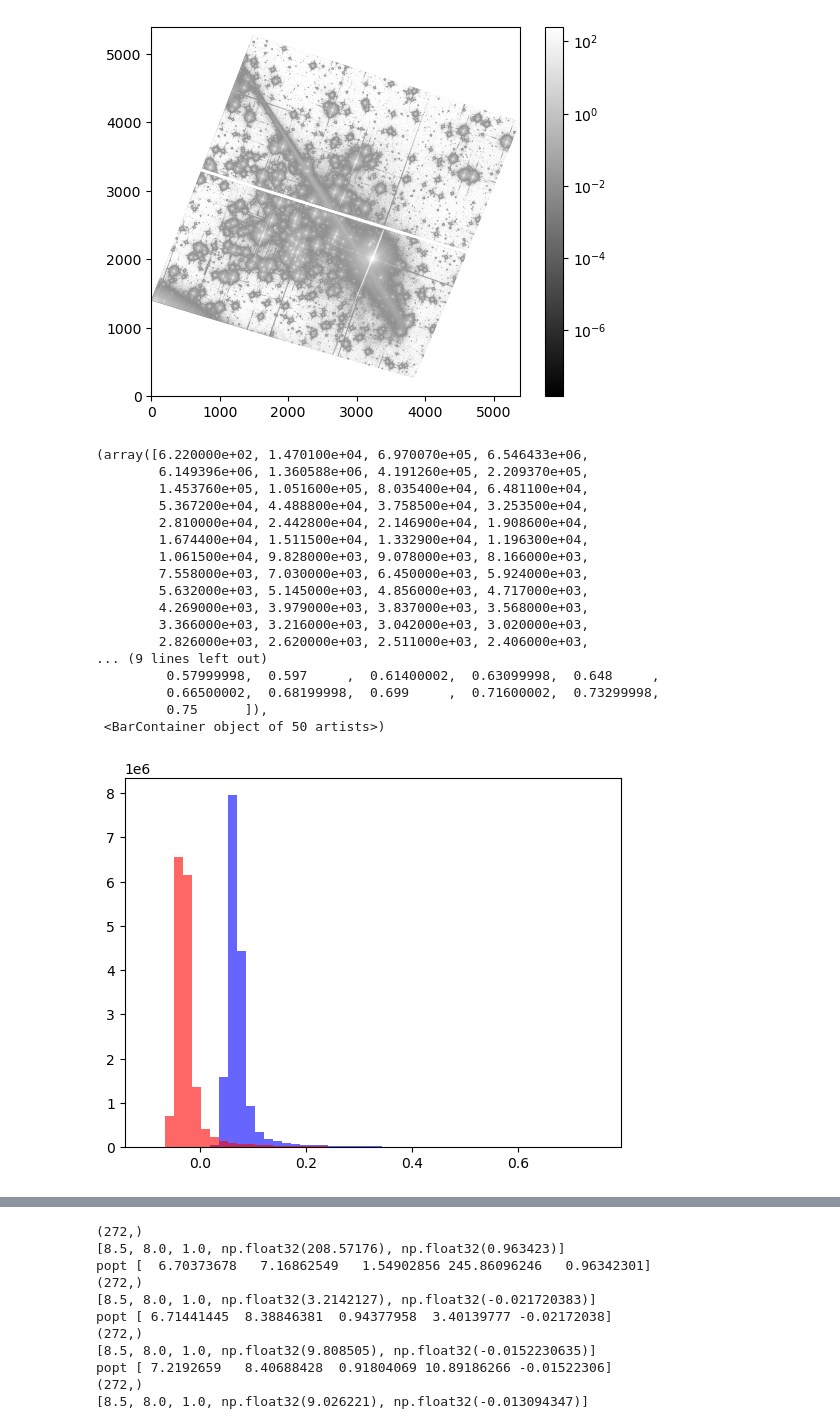
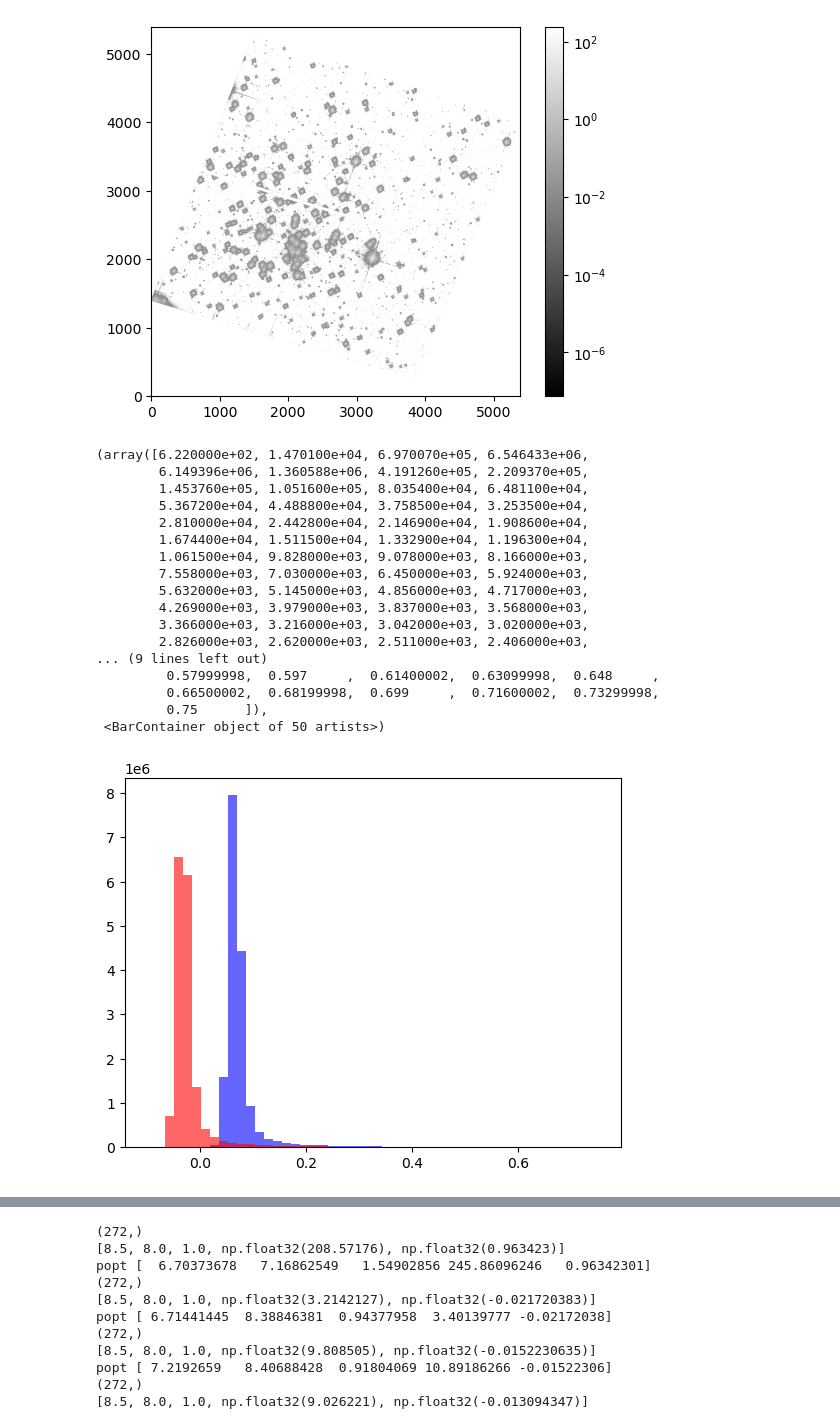
Before and after one commit to GravesTone5/Astro1221Project3, a Jupyter notebook: Project3.ipynb, the cells around one changed output, grey strips where cells are left out. Cells and saved outputs as stored; diff of their text form; code cells hidden in the pictures.

```diff
--- a/Project3.ipynb
+++ b/Project3.ipynb
@@ -74,16 +84,16 @@ for i in range(5):
 # %%
 subtracted_image_555 = image_555 - background_mean_555
 
 plt.figure()
-plt.imshow(subtracted_image, cmap='grey', origin = 'lower', norm=LogNorm())
+plt.imshow(subtracted_image_555, cmap='grey', origin = 'lower', norm=LogNorm())
 plt.colorbar(norm=LogNorm())
 plt.show()
 
 fig, axes = plt.subplots()
 axes.hist(image_555.flatten(), bins=50, color='blue', range=(-.1, .75), alpha=.6)
 axes.hist(subtracted_image_555.flatten(), bins=50, color='red', range=(-.1, .75), alpha=.6)
 # %% [output]
-[figure, old version]
+[figure, new version]
 (array([6.220000e+02, 1.470100e+04, 6.970070e+05, 6.546433e+06,
         6.149396e+06, 1.360588e+06, 4.191260e+05, 2.209370e+05,
         1.453760e+05, 1.051600e+05, 8.035400e+04, 6.481100e+04,
```
Also changed, not shown: parts of 2 cells of this notebook.
